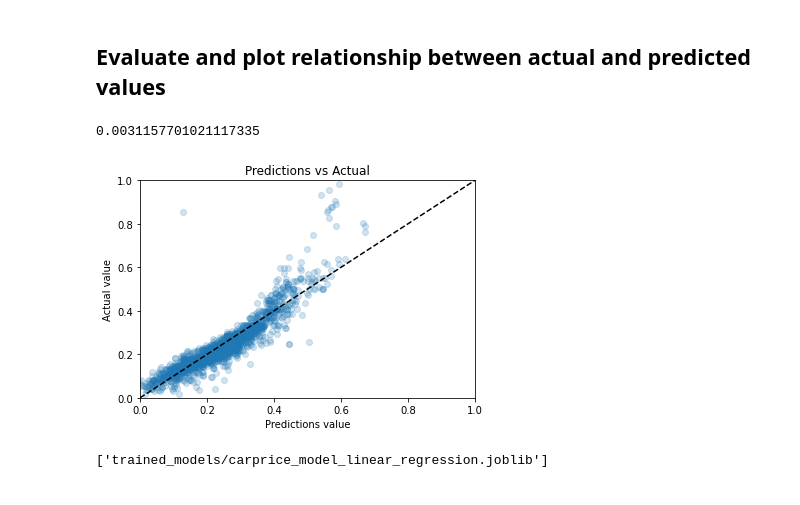
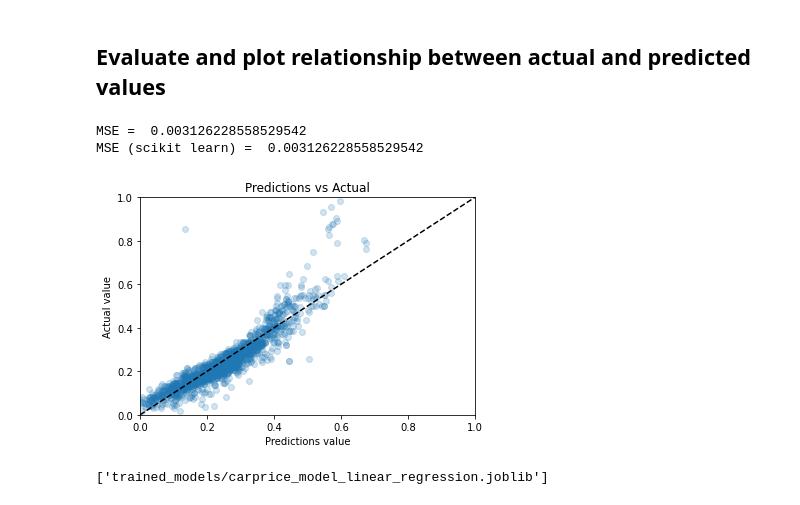
Before and after one commit to biodatlab/deep-learning-skooldio, a Jupyter notebook: 04_pytorch_for_tabular_data.ipynb, the cells around one changed output. Saved outputs shown, nothing was run; the diff lists cells and outputs as text; code cells hidden in the pictures.

```diff
--- a/04_pytorch_for_tabular_data.ipynb
+++ b/04_pytorch_for_tabular_data.ipynb
@@ -59,6 +59,8 @@ df.head(5)
 # %%
 import os.path as op
 
-df["Price"] = df["Price"].apply(lambda x: float(str(x).replace(",", "")))
-df["Mileage"] = df["Mileage"].apply(lambda x: float(str(x).replace(",", "")))
+# TODOs: Clean price and mileage from string to float
+df["Mileage"] = df["Mileage"].apply(lambda x: float(x.replace(",", "")))
+df["Price"] = df["Price"].apply(lambda x: float(x.replace(",", "")))
+
 df_train, df_val = train_test_split(df, test_size=0.2, random_state=42)
@@ -81,8 +107,4 @@ Alternatively `StandardScaler` is also an option.
 # %%
-year_scaler = MinMaxScaler()
-mileage_scaler = MinMaxScaler()
-price_scaler = MinMaxScaler()
-
-year_scaler.fit(df_train[["Year"]])
-mileage_scaler.fit(df_train[["Mileage"]])
-price_scaler.fit(df_train[["Price"]])
+scaled_year = year_scaler.fit_transform(df_train[["Year"]])
+scaled_mileage = mileage_scaler.fit_transform(df_train[["Mileage"]])
+scaled_price = price_scaler.fit_transform(df_train[["Price"]])
@@ -131,27 +174,30 @@ y_pred_lr.shape
 ## **Evaluate and plot relationship between actual and predicted values**
 # %%
 # Calculate the mean squared error between actual value and prediction
-((y_val - y_pred_lr)**2).sum() / len(y_val)
 
-# or using mean_squared_error
-mean_squared_error(y_val, y_pred_lr)
+# Create your own
+print("MSE = ", ((y_val - y_pred)**2).sum() / len(y_val))
+
+# Use `mean_squared_error` from scikit learn
+print("MSE (scikit learn) = ", mean_squared_error(y_val, y_pred))
 # %% [output]
-0.0031157701021117335
+MSE =  0.003126228558529542
+MSE (scikit learn) =  0.003126228558529542
 # %%
 # Plot a perfect prediction line.
 plt.plot([0, 1], [0, 1],  "--", color="black",)
 # Plot the predictions vs the actual values.
 plt.Figure(figsize=(10, 10))
-plt.scatter(y_pred_lr, y_val, alpha=0.2)
+plt.scatter(y_pred, y_val, alpha=0.2)
 
 plt.xlabel("Predictions value")
 plt.ylabel("Actual value")
 plt.title("Predictions vs Actual")
 plt.xlim(0, 1)
 plt.ylim(0, 1)
 plt.show()
 # %% [output]
-[figure, old version]
+[figure, new version]
 # %%
 joblib.dump(lr_model, "trained_models/carprice_model_linear_regression.joblib")
 # %% [output]
```
Also changed, not shown: parts of 34 cells of this notebook, 4 other files.
